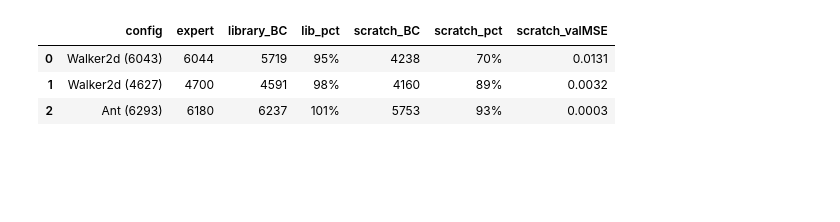
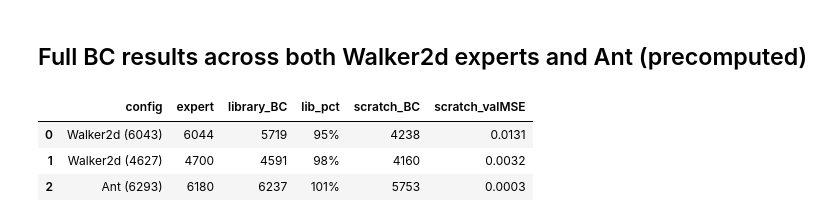
Before and after one commit to em-ech/rl-ppo-imitation-learning, a Jupyter notebook: notebooks/03_bc_student.ipynb, the cells around one changed output. Saved outputs shown, nothing was run; the diff lists cells and outputs as text; code cells hidden in the pictures; blank space fills up the shorter version.

```diff
--- a/notebooks/03_bc_student.ipynb
+++ b/notebooks/03_bc_student.ipynb
@@ -14,12 +12,16 @@ sys.path.insert(0, str(ROOT)); os.chdir(ROOT)
 %matplotlib inline
 import numpy as np, pandas as pd, matplotlib.pyplot as plt
 from IPython.display import Image, display
-OUT, MODELS, LOGS = ROOT/'outputs', ROOT/'models', ROOT/'logs'
+from src import seeding, config
+seeding.set_seed(0)            # numpy + torch + python random
+DEVICE = config.device()
+OUT, MODELS, DATA = ROOT/'outputs', ROOT/'models', ROOT/'data'/'demonstrations'
 def show(name):
     p = OUT/name
-    display(Image(str(p))) if p.exists() else print('missing figure:', name)
+    display(Image(str(p))) if p.exists() else print('precomputed figure not found:', name,
+        '- run the corresponding script (see README)')
 def results(name):
     p = OUT/name
     return json.load(open(p)) if p.exists() else {}
-print('setup ok')
+print('setup ok | seeds set | device', DEVICE)
 # %% [output]
@@ -28,0 +31,16 @@ setup ok
+# %%
+from src import bc_bridge, bc_scratch, collect, eval as ev
+ENV='Walker2d-v4'
+data = collect.load(DATA/ENV)            # canonical 100-ep dataset
+vn = MODELS/f'ppo_expert_{ENV}'/'vecnormalize.pkl'
+norm = ev.load_obs_normalizer(vn); N = (lambda x: norm(x)) if norm else (lambda x: x)
+obs, acts = N(data['observations']), data['actions']
+tr, _ = bc_bridge.train_bc_imitation(obs, acts, ENV, seed=0, n_epochs=50, device=DEVICE)
+lib, lib_s = ev.evaluate(tr.policy, ENV, vecnorm_path=vn if vn.exists() else None)
+stu, hist = bc_scratch.train_bc(obs, acts, seed=0, n_epochs=150, device=DEVICE)
+scr, scr_s = ev.evaluate_torch(stu, ENV, DEVICE, normalizer=norm)
+em = float(data['episode_returns'].mean())
+print(f'Walker2d expert ~{em:.0f} | library BC {lib:.0f} ({100*lib/em:.0f}%) | '
+      f'scratch BC {scr:.0f} ({100*scr/em:.0f}%), best epoch {hist["best_epoch"]}')
+plt.plot(hist['train'], label='train MSE'); plt.plot(hist['val'], label='val MSE')
+plt.xlabel('epoch'); plt.ylabel('MSE'); plt.legend(); plt.title('Scratch BC learning curve (live)'); plt.show()
@@ -29,15 +67,17 @@ setup ok
+# %% [markdown]
+## Full BC results across both Walker2d experts and Ant (precomputed)
 # %%
-keys = {'Walker2d-v4':'Walker2d (6043)', 'Walker2d-v4_generic_backup':'Walker2d (4627)', 'Ant-v4':'Ant (6293)'}
-rows = []
-for k, label in keys.items():
+keys = {'Walker2d-v4':'Walker2d (6043)','Walker2d-v4_generic_backup':'Walker2d (4627)','Ant-v4':'Ant (6293)'}
+rows=[]
+for k,label in keys.items():
     r = results(f'bc_results_{k}.json')
-    em = r.get('expert_mean'); lib = r['library_bc']['mean']; scr = r['scratch_bc']['mean']
+    if not r: continue
+    em=r.get('expert_mean'); lib=r.get('library_bc',{}).get('mean'); sc=r.get('scratch_bc',{}).get('mean')
     rows.append(dict(config=label, expert=round(em), library_BC=round(lib),
-        lib_pct=f'{100*lib/em:.0f}%', scratch_BC=round(scr), scratch_pct=f'{100*scr/em:.0f}%',
-        scratch_valMSE=round(r['scratch_bc']['val_mse'],4)))
+        lib_pct=f'{100*lib/em:.0f}%', scratch_BC=round(sc), scratch_valMSE=round(r['scratch_bc']['val_mse'],4)))
 pd.DataFrame(rows)
 # %% [output]
-|  | config | expert | library_BC | lib_pct | scratch_BC | scratch_pct | scratch_valMSE |
-| 0 | Walker2d (6043) | 6044 | 5719 | 95% | 4238 | 70% | 0.0131 |
-| 1 | Walker2d (4627) | 4700 | 4591 | 98% | 4160 | 89% | 0.0032 |
-| 2 | Ant (6293) | 6180 | 6237 | 101% | 5753 | 93% | 0.0003 |
+|  | config | expert | library_BC | lib_pct | scratch_BC | scratch_valMSE |
+| 0 | Walker2d (6043) | 6044 | 5719 | 95% | 4238 | 0.0131 |
+| 1 | Walker2d (4627) | 4700 | 4591 | 98% | 4160 | 0.0032 |
+| 2 | Ant (6293) | 6180 | 6237 | 101% | 5753 | 0.0003 |
```
Also changed, not shown: parts of 17 cells of this notebook, 10 other files.
